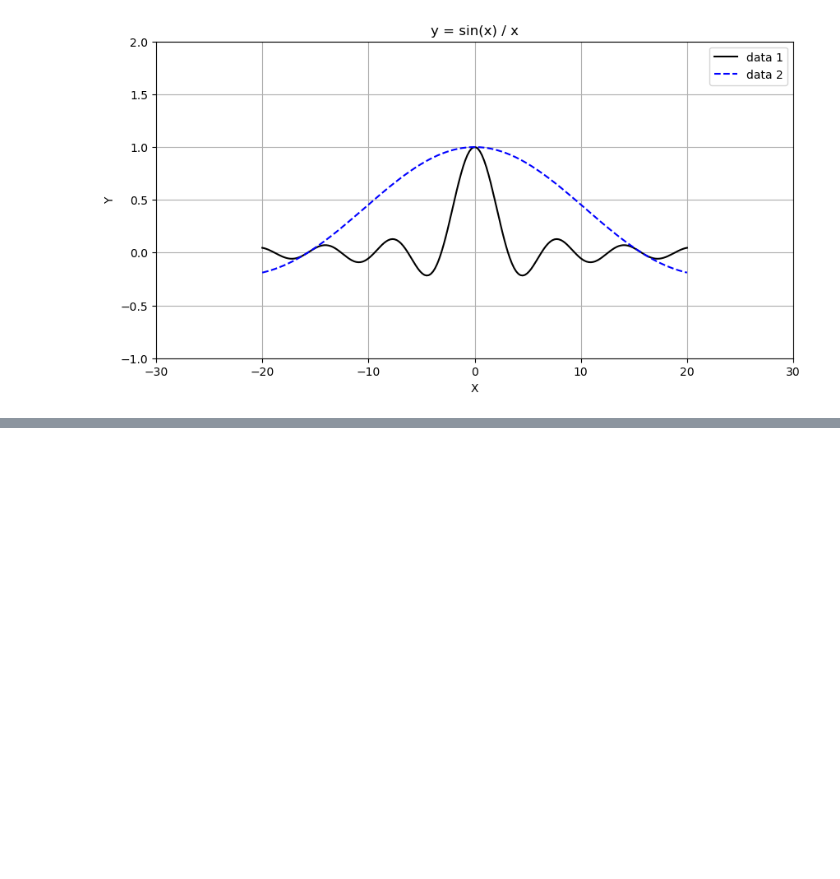
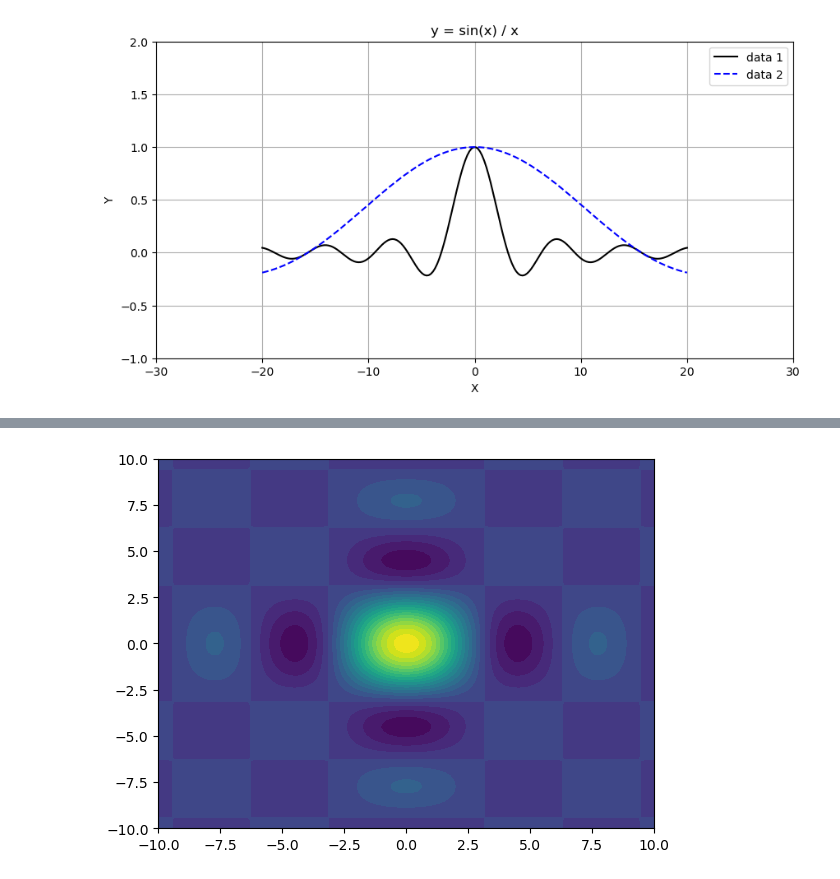
Before and after one commit to Jenyay/modelling, a Jupyter notebook: python language/src/16. Matplotlib/matplotlib.ipynb, the cells around one changed output, grey strips where cells are left out. Cells and saved outputs as stored; diff of their text form; code cells hidden in the pictures; blank space fills up the shorter version.

```diff
--- a/python language/src/16. Matplotlib/matplotlib.ipynb
+++ b/python language/src/16. Matplotlib/matplotlib.ipynb
@@ -399,0 +482,28 @@ title=Text(0.5, 1.0, 'y = sin(x) / x')
+# %%
+# Построение линий уровня с заливкой
+
+import matplotlib.pyplot as plt
+import numpy as np
+
+
+def makeData ():
+    # Строим сетку в интервале от -10 до 10, имеющую 100 отсчетов по обеим координатам
+    x = np.linspace (-10, 10, 100)
+    y = np.linspace (-10, 10, 100)
+
+    # Создаем двумерную матрицу-сетку
+    xgrid, ygrid = np.meshgrid(x, y)
+
+    # В узлах рассчитываем значение функции
+    z = np.sin(xgrid) * np.sin(ygrid) / (xgrid * ygrid)
+    return xgrid, ygrid, z
+
+
+if __name__ == '__main__':
+    x, y, z = makeData()
+
+    fig = plt.figure()
+    plt.contourf(x, y, z, levels=20)
+    plt.show()
+# %% [output]
+[figure, added]
```
Also changed, not shown: parts of 3 cells of this notebook, 5 other files.
